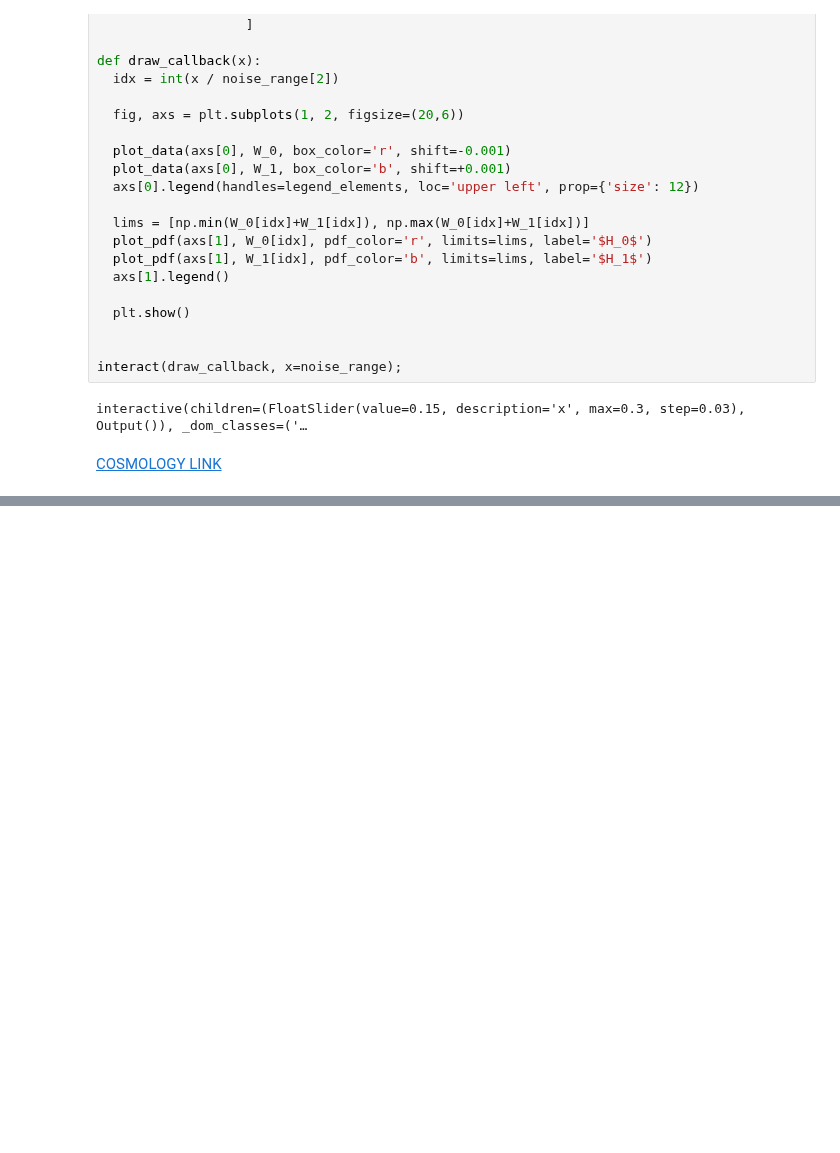
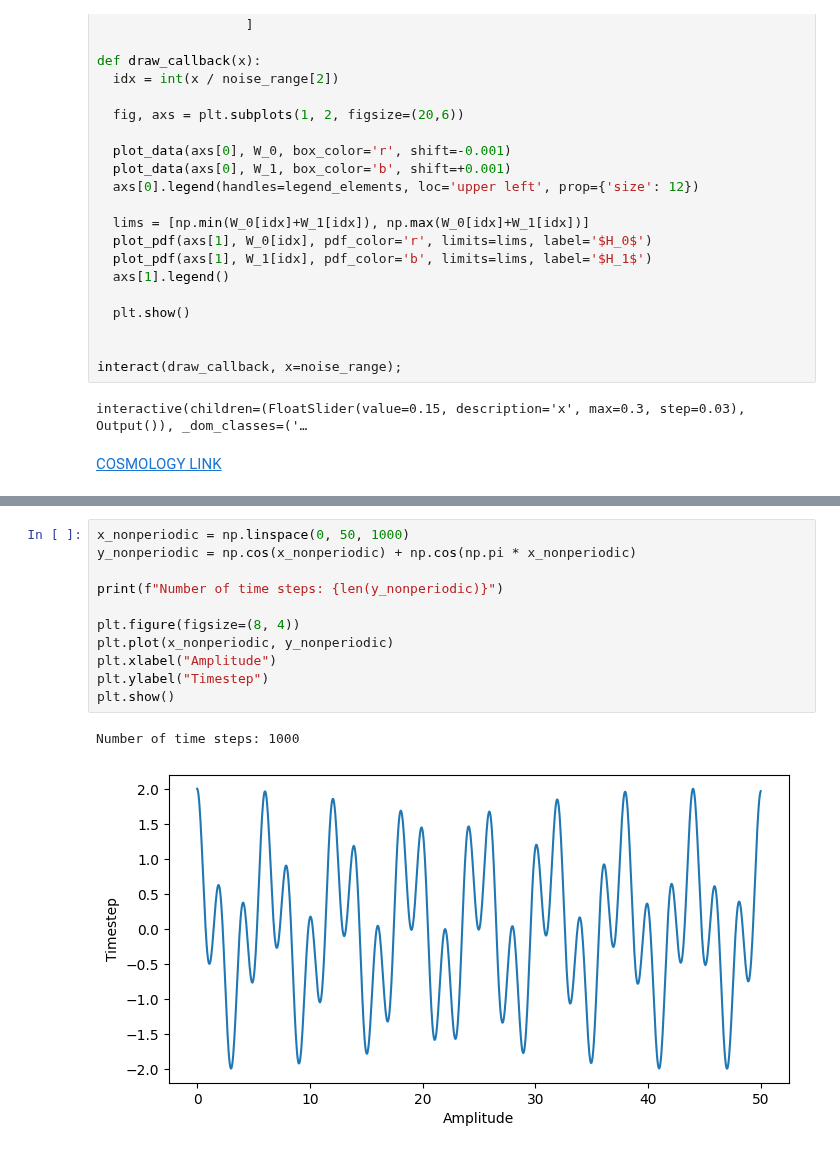
Before and after one commit to fbeilstein/topological_data_analysis, a Jupyter notebook: lecture_11_wasserstein_distance.ipynb, the cells around one changed output, grey strips where cells are left out. Cells and saved outputs as stored; diff of their text form; blank space fills up the shorter version.

```diff
--- a/lecture_11_wasserstein_distance.ipynb
+++ b/lecture_11_wasserstein_distance.ipynb
@@ -664,0 +714,14 @@ interactive(children=(FloatSlider(value=0.15, description='x', max=0.3, step=0.0
+# %%
+x_nonperiodic = np.linspace(0, 50, 1000)
+y_nonperiodic = np.cos(x_nonperiodic) + np.cos(np.pi * x_nonperiodic)
+
+print(f"Number of time steps: {len(y_nonperiodic)}")
+
+plt.figure(figsize=(8, 4))
+plt.plot(x_nonperiodic, y_nonperiodic)
+plt.xlabel("Amplitude")
+plt.ylabel("Timestep")
+plt.show()
+# %% [output]
+Number of time steps: 1000
+[figure, added]
```
Also changed, not shown: parts of 7 cells of this notebook.
